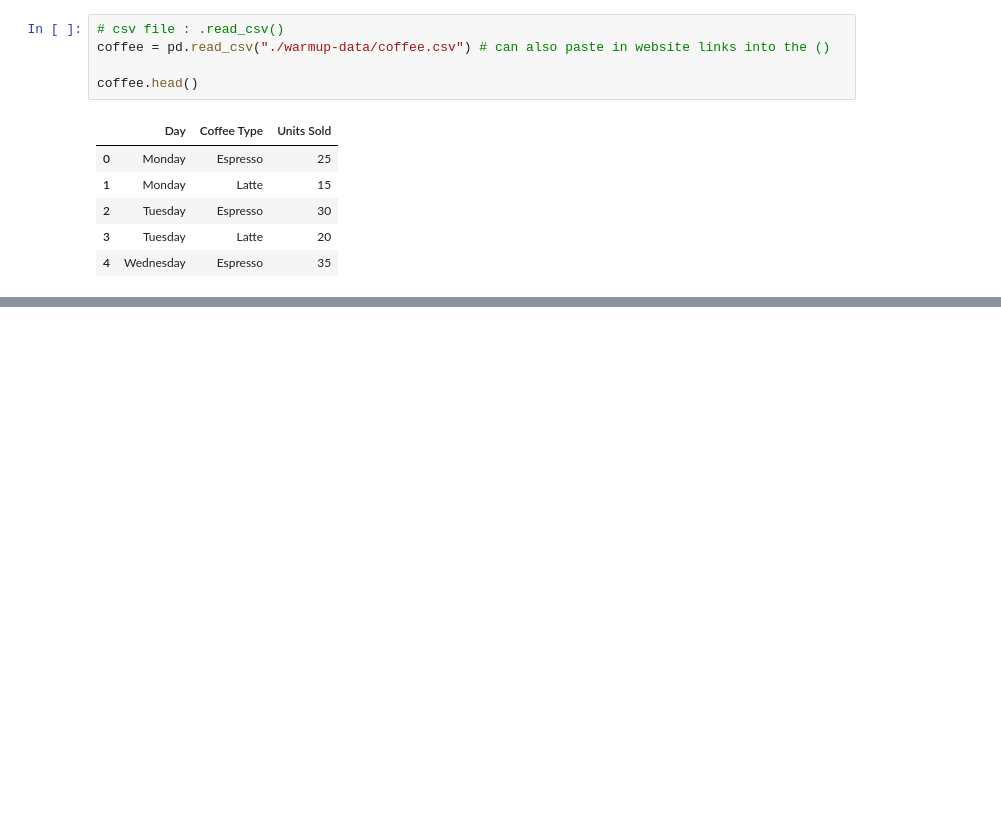
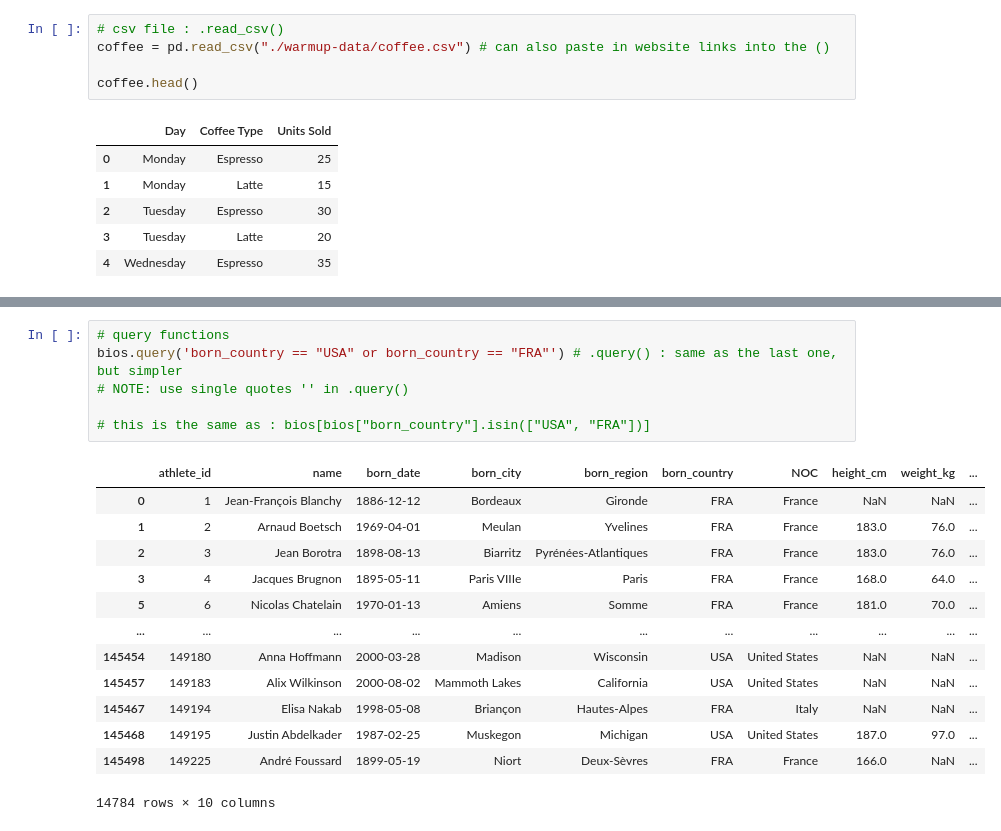
Before and after one commit to nava128/pandas-nava2-Nov2026, a Jupyter notebook: learn-pandas.ipynb, the cells around one changed output, grey strips where cells are left out. Drawn from its saved outputs; the diff is of its cells as text; blank space fills up the shorter version.

```diff
--- a/learn-pandas.ipynb
+++ b/learn-pandas.ipynb
@@ -90,0 +403,20 @@ coffee.head()
+# %%
+# query functions
+bios.query('born_country == "USA" or born_country == "FRA"') # .query() : same as the last one, but simpler
+# NOTE: use single quotes '' in .query()
+
+# this is the same as : bios[bios["born_country"].isin(["USA", "FRA"])]
+# %% [output]
+|  | athlete_id | name | born_date | born_city | born_region | born_country | NOC | height_cm | weight_kg | ... |
+| 0 | 1 | Jean-François Blanchy | 1886-12-12 | Bordeaux | Gironde | FRA | France | NaN | NaN | ... |
+| 1 | 2 | Arnaud Boetsch | 1969-04-01 | Meulan | Yvelines | FRA | France | 183.0 | 76.0 | ... |
+| 2 | 3 | Jean Borotra | 1898-08-13 | Biarritz | Pyrénées-Atlantiques | FRA | France | 183.0 | 76.0 | ... |
+| 3 | 4 | Jacques Brugnon | 1895-05-11 | Paris VIIIe | Paris | FRA | France | 168.0 | 64.0 | ... |
+| 5 | 6 | Nicolas Chatelain | 1970-01-13 | Amiens | Somme | FRA | France | 181.0 | 70.0 | ... |
+| ... | ... | ... | ... | ... | ... | ... | ... | ... | ... | ... |
+| 145454 | 149180 | Anna Hoffmann | 2000-03-28 | Madison | Wisconsin | USA | United States | NaN | NaN | ... |
+| 145457 | 149183 | Alix Wilkinson | 2000-08-02 | Mammoth Lakes | California | USA | United States | NaN | NaN | ... |
+| 145467 | 149194 | Elisa Nakab | 1998-05-08 | Briançon | Hautes-Alpes | FRA | Italy | NaN | NaN | ... |
+| 145468 | 149195 | Justin Abdelkader | 1987-02-25 | Muskegon | Michigan | USA | United States | 187.0 | 97.0 | ... |
+| 145498 | 149225 | André Foussard | 1899-05-19 | Niort | Deux-Sèvres | FRA | France | 166.0 | NaN | ... |
+14784 rows × 10 columns
```
Also changed, not shown: parts of 27 cells of this notebook.
